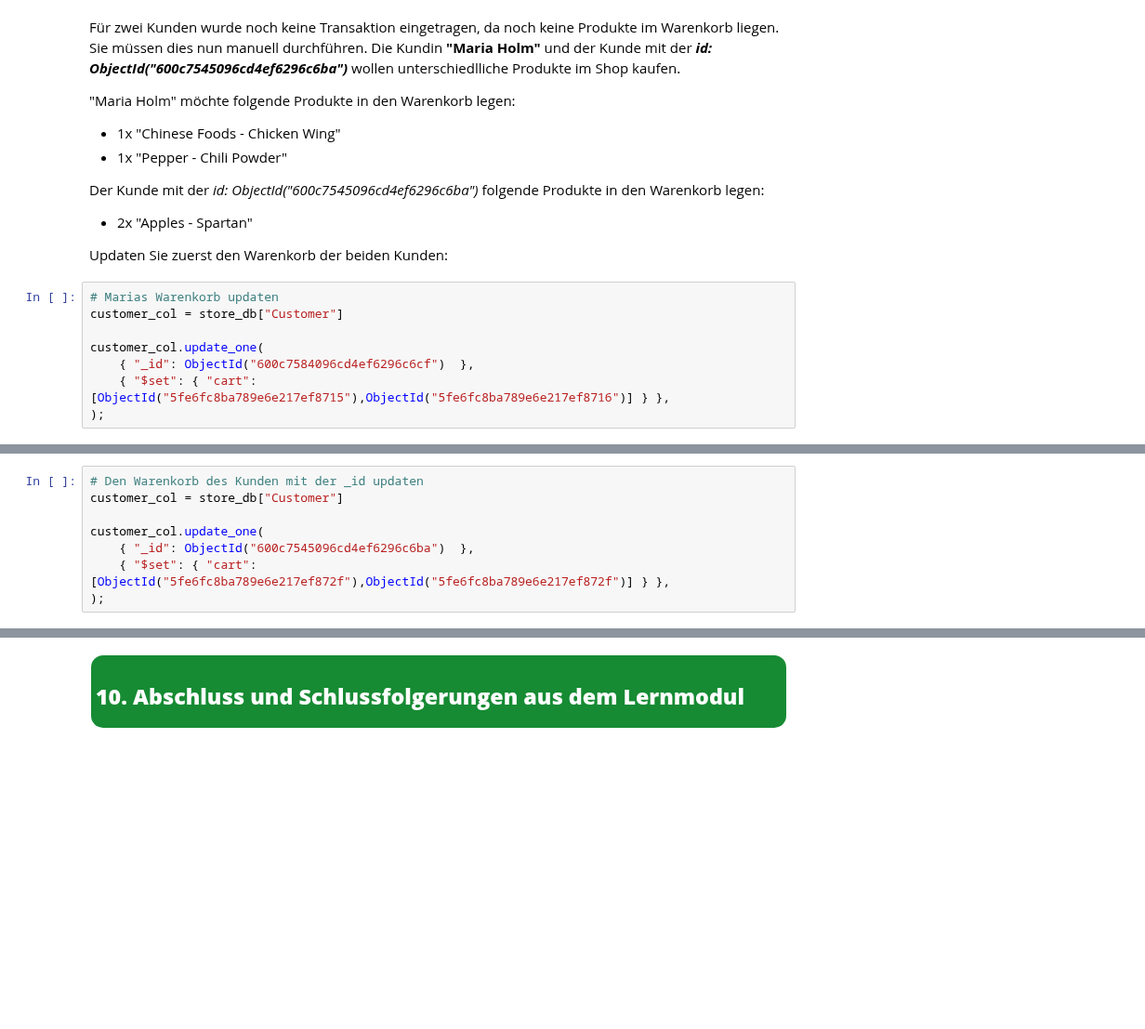
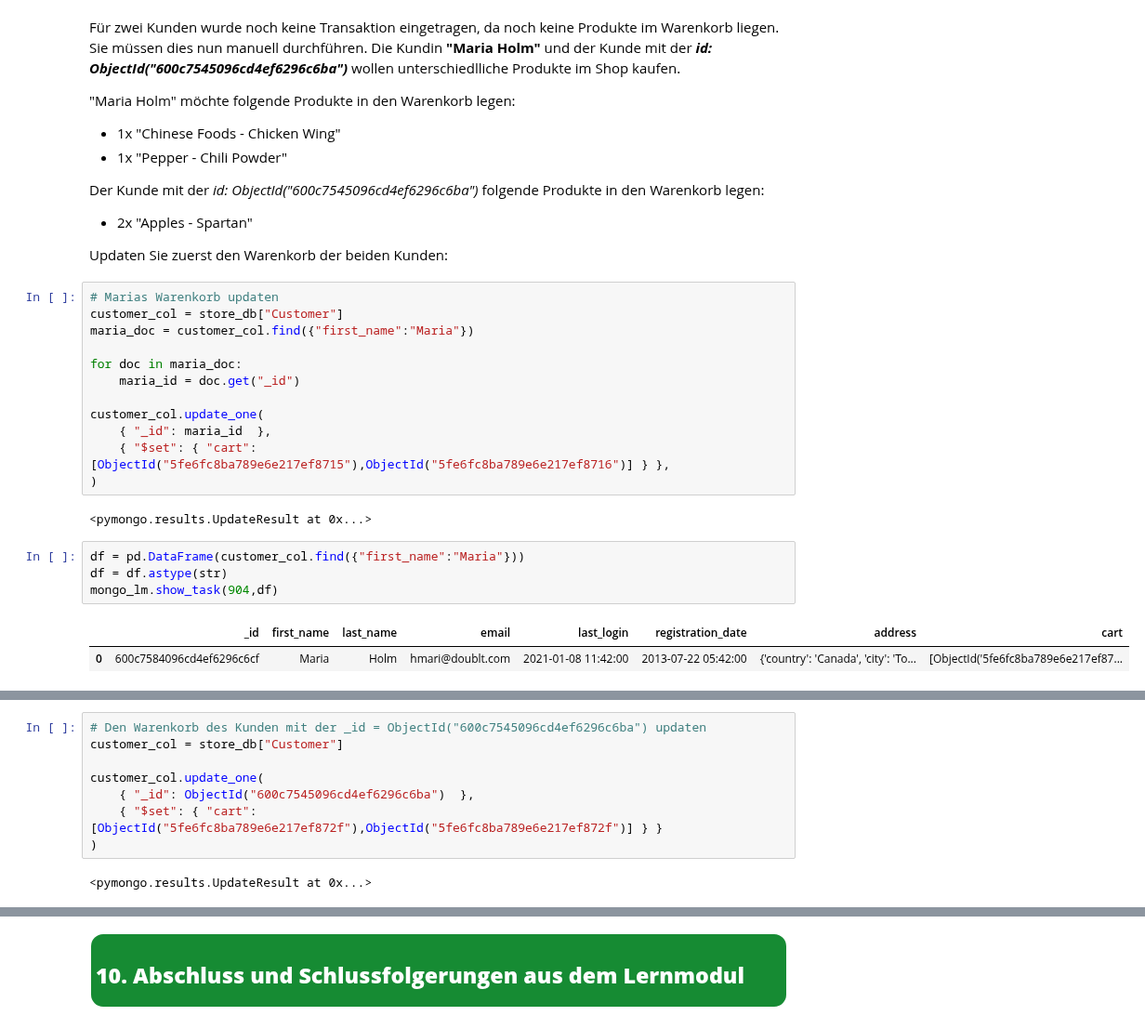
Before and after one commit to orca-nrw/lernmodul-mongodb, a Jupyter notebook: index.ipynb, the cells around one changed output, grey strips where cells are left out. Shown at 93% size. Cells and saved outputs as stored; diff of their text form; blank space fills up the shorter version.

```diff
--- a/index.ipynb
+++ b/index.ipynb
@@ -1327,8 +1363,21 @@ Updaten Sie zuerst den Warenkorb der beiden Kunden:
 # %%
 # Marias Warenkorb updaten
 customer_col = store_db["Customer"]
+maria_doc = customer_col.find({"first_name":"Maria"})
+
+for doc in maria_doc:
+    maria_id = doc.get("_id")
 
 customer_col.update_one(
-    { "_id": ObjectId("600c7584096cd4ef6296c6cf")  },
+    { "_id": maria_id  },
     { "$set": { "cart": [ObjectId("5fe6fc8ba789e6e217ef8715"),ObjectId("5fe6fc8ba789e6e217ef8716")] } },
-);
+)
+# %% [output]
+<pymongo.results.UpdateResult at 0x...>
+# %%
+df = pd.DataFrame(customer_col.find({"first_name":"Maria"}))
+df = df.astype(str)
+mongo_lm.show_task(904,df)
+# %% [output]
+|  | _id | first_name | last_name | email | last_login | registration_date | address | cart |
+| 0 | 600c7584096cd4ef6296c6cf | Maria | Holm | hmari@doublt.com | 2021-01-08 11:42:00 | 2013-07-22 05:42:00 | {'country': 'Canada', 'city': 'To... | [ObjectId('5fe6fc8ba789e6e217ef87... |
@@ -1335,8 +1386,10 @@ customer_col.update_one(
 # %%
-# Den Warenkorb des Kunden mit der _id updaten
+# Den Warenkorb des Kunden mit der _id = ObjectId("600c7545096cd4ef6296c6ba") updaten
 customer_col = store_db["Customer"]
 
 customer_col.update_one(
     { "_id": ObjectId("600c7545096cd4ef6296c6ba")  },
-    { "$set": { "cart": [ObjectId("5fe6fc8ba789e6e217ef872f"),ObjectId("5fe6fc8ba789e6e217ef872f")] } },
-);
+    { "$set": { "cart": [ObjectId("5fe6fc8ba789e6e217ef872f"),ObjectId("5fe6fc8ba789e6e217ef872f")] } }
+)
+# %% [output]
+<pymongo.results.UpdateResult at 0x...>
```
Also changed, not shown: parts of 22 cells of this notebook, 3 other files.
